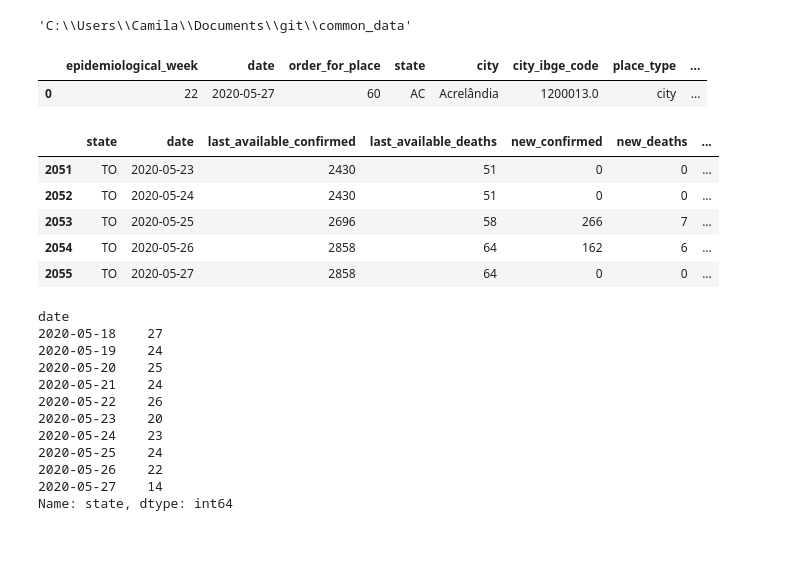
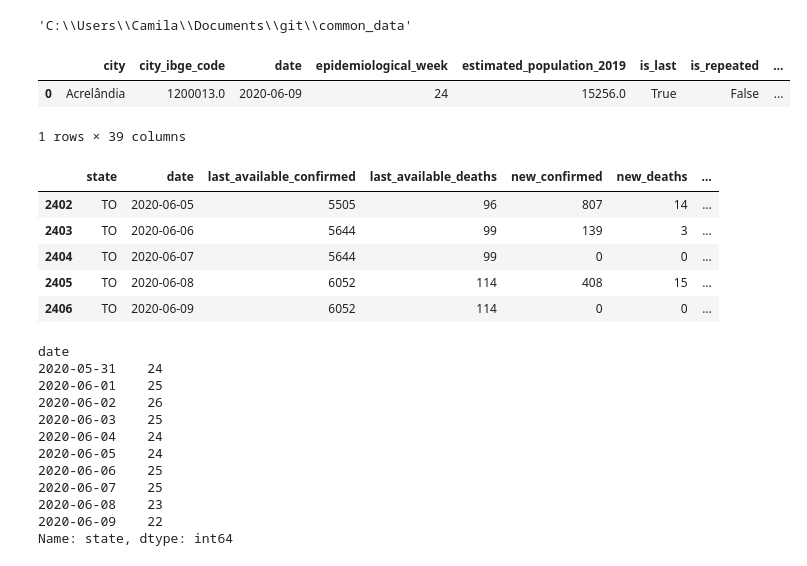
Before and after one commit to common-data/common-data, a Jupyter notebook: analises/Covid_Racebars/Exporting Data for Racebars.ipynb, the cells around one changed output. Saved outputs shown, nothing was run; the diff lists cells and outputs as text; code cells hidden in the pictures.

```diff
--- a/analises/Covid_Racebars/Exporting Data for Racebars.ipynb
+++ b/analises/Covid_Racebars/Exporting Data for Racebars.ipynb
@@ -9,31 +9,32 @@ import matplotlib
 import os
 import datetime
 # %%
-path = "\\".join(os.getcwd().split("\\")[:-2]) + "\\common_data"
+path = "\\".join(os.getcwd().split("\\")[:-2]) # + "\\common_data"
 path
 # %% [output]
 'C:\\Users\\Camila\\Documents\\git\\common_data'
 # %%
 # Importing the Excel file with all the cities
-covid_munic = pd.read_csv(path+"\data\caso_full.csv")
+covid_munic = pd.read_csv(path+"\data\caso_full_with_indicators.csv")
 covid_munic["date"] = pd.to_datetime(covid_munic['date'], format="%Y/%m/%d")
 covid_munic["date_formatted"] = covid_munic["date"].apply(lambda x: x.strftime('%d/%m'))
 
 region = {'AC': "Norte", 'AM': "Norte", 'AP': "Norte", 'PA': "Norte", 'RO': "Norte", 'RR': "Norte", 'TO': "Norte",
           'AL': "Nordeste", 'BA': "Nordeste", 'CE': "Nordeste", 'MA': "Nordeste", 'PB': "Nordeste", 'PE': "Nordeste",
           'PI': "Nordeste", 'RN': "Nordeste", 'SE': "Nordeste",
           'DF': "Centro Oeste", 'GO': "Centro Oeste", 'MS': "Centro Oeste", 'MT': "Centro Oeste",
           'ES': "Sudeste", 'MG': "Sudeste", 'RJ': "Sudeste", 'SP': "Sudeste",
           'PR': "Sul", 'SC': "Sul", 'RS': "Sul"}
 
 covid_munic['Region'] = covid_munic['state'].map(region)
 
 covid_munic['Death Rate'] = covid_munic['last_available_deaths'] / covid_munic['last_available_confirmed'] * 100
 
 covid_munic.head(1)
 # %% [output]
-|  | epidemiological_week | date | order_for_place | state | city | city_ibge_code | place_type | ... |
-| 0 | 22 | 2020-05-27 | 60 | AC | Acrelândia | 1200013.0 | city | ... |
+|  | city | city_ibge_code | date | epidemiological_week | estimated_population_2019 | is_last | is_repeated | ... |
+| 0 | Acrelândia | 1200013.0 | 2020-06-09 | 24 | 15256.0 | True | False | ... |
+1 rows × 39 columns
 # %%
 covid_uf = covid_munic[covid_munic["place_type"] == "state"].groupby(["state", "date"])["last_available_confirmed", "last_available_deaths", "new_confirmed", "new_deaths"].sum().reset_index()
 covid_uf["date"] = pd.to_datetime(covid_uf['date'], format="%Y/%m/%d")
@@ -54,25 +55,25 @@ covid_uf['Death Rate'] = covid_uf['last_available_deaths'] / covid_uf['last_avai
 covid_uf.tail()
 # %% [output]
 |  | state | date | last_available_confirmed | last_available_deaths | new_confirmed | new_deaths | ... |
-| 2051 | TO | 2020-05-23 | 2430 | 51 | 0 | 0 | ... |
-| 2052 | TO | 2020-05-24 | 2430 | 51 | 0 | 0 | ... |
-| 2053 | TO | 2020-05-25 | 2696 | 58 | 266 | 7 | ... |
-| 2054 | TO | 2020-05-26 | 2858 | 64 | 162 | 6 | ... |
-| 2055 | TO | 2020-05-27 | 2858 | 64 | 0 | 0 | ... |
+| 2402 | TO | 2020-06-05 | 5505 | 96 | 807 | 14 | ... |
+| 2403 | TO | 2020-06-06 | 5644 | 99 | 139 | 3 | ... |
+| 2404 | TO | 2020-06-07 | 5644 | 99 | 0 | 0 | ... |
+| 2405 | TO | 2020-06-08 | 6052 | 114 | 408 | 15 | ... |
+| 2406 | TO | 2020-06-09 | 6052 | 114 | 0 | 0 | ... |
 # %%
 covid_uf[(covid_uf["new_confirmed"] > 0) & (covid_uf["new_deaths"] > 0)].groupby("date")["state"].count().tail(10)
 # %% [output]
 date
-2020-05-18    27
-2020-05-19    24
-2020-05-20    25
-2020-05-21    24
-2020-05-22    26
-2020-05-23    20
-2020-05-24    23
-2020-05-25    24
-2020-05-26    22
-2020-05-27    14
+2020-05-31    24
+2020-06-01    25
+2020-06-02    26
+2020-06-03    25
+2020-06-04    24
+2020-06-05    24
+2020-06-06    25
+2020-06-07    25
+2020-06-08    23
+2020-06-09    22
 Name: state, dtype: int64
 # %%
 confirmed = covid_uf.pivot_table(index=["state","Region"], columns=["date", "date_formatted"], aggfunc={'last_available_confirmed':sum}, fill_value=0).reset_index()
```
Also changed, not shown: 24 other files.
